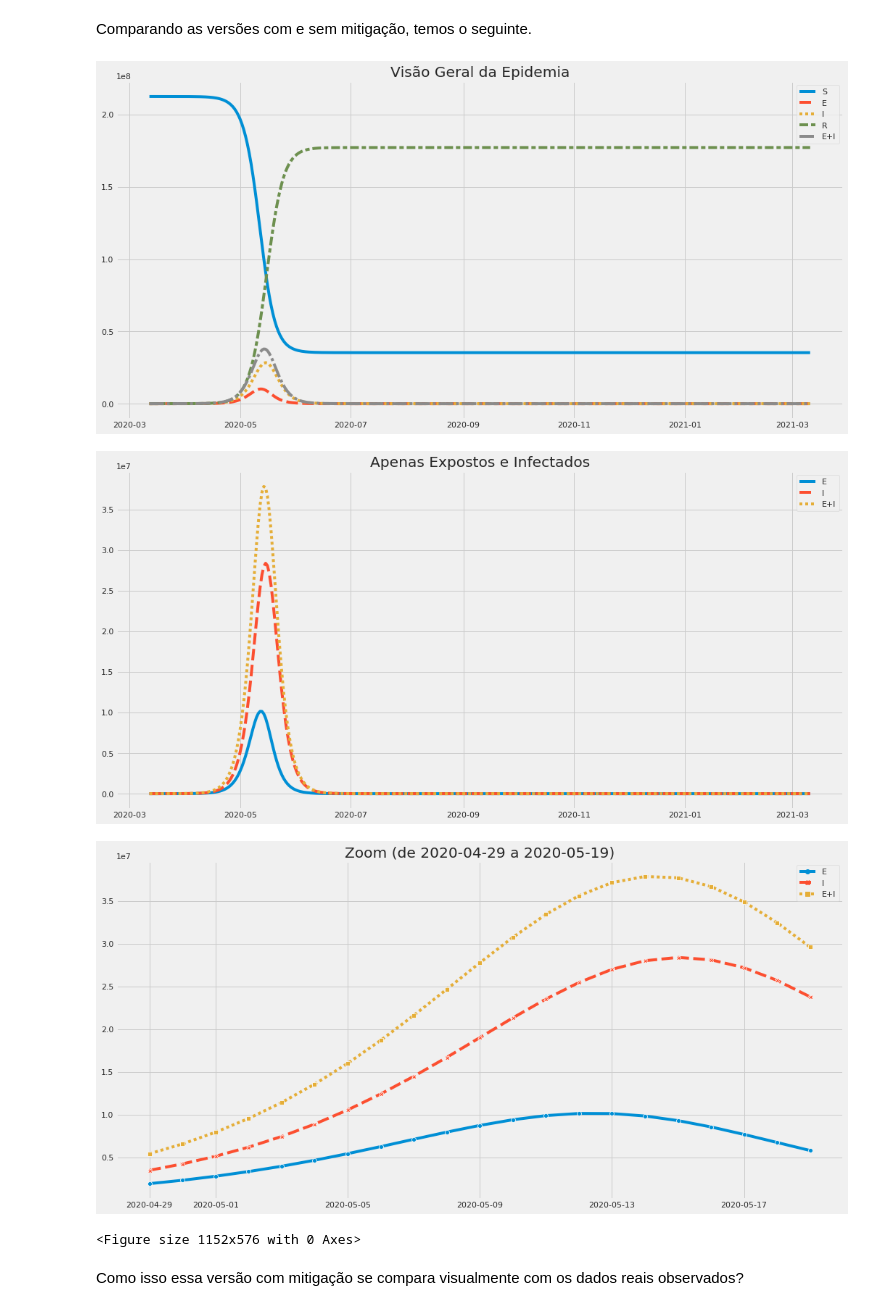
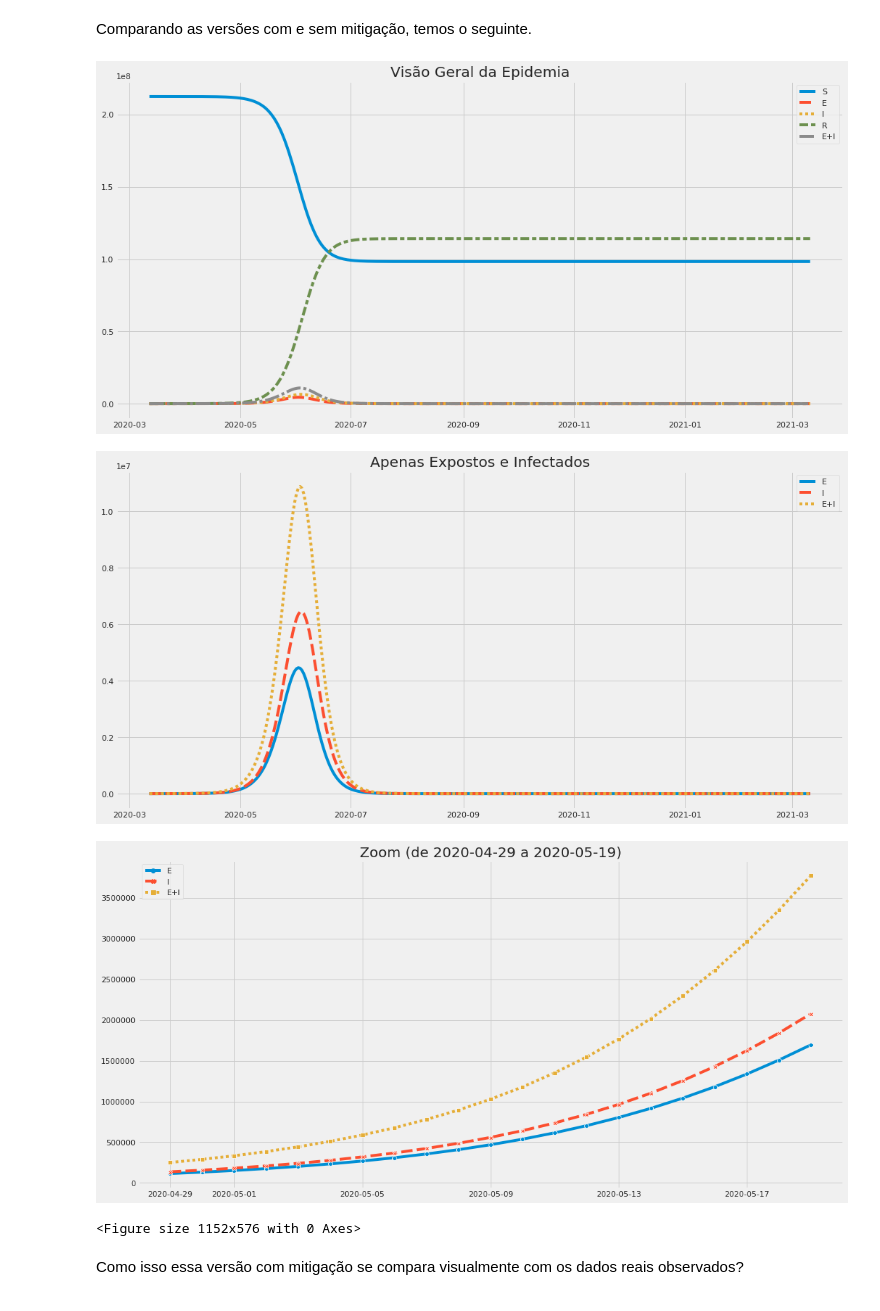
Before and after one commit to funcional-health-analytics/covid19-analytics, a Jupyter notebook: notebooks/epidemic_model_seir.ipynb, the cells around one changed output. Cells and saved outputs as stored; diff of their text form; code cells hidden in the pictures.

Commit message:
Improves estimation procedure, adds more EDA charts.

```diff
--- a/notebooks/epidemic_model_seir.ipynb
+++ b/notebooks/epidemic_model_seir.ipynb
@@ -288,15 +295,17 @@ def i_delta(t, S, E, I, R, alpha, beta, gamma):
 A simulação então pode ser definida do seguinte modo.
 # %%
 def simulate(S, E, I, R, alpha, beta, gamma, epidemic_start_date, epidemic_duration_in_days,
-             s_func, e_func, i_func, r_func, e_delta_func, i_delta_func):
+             s_func, e_func, i_func, r_func, e_delta_func, i_delta_func, r_delta_func):
 
     generated_data = [] # initial data
 
+    # changes start at 0
     E_delta = 0
-    I_delta = 0 # changes start at 0
+    I_delta = 0
+    R_delta = 0
 
     for t in range(0, epidemic_duration_in_days):
-        generated_data.append((S, E, E_delta, I, I_delta, R))
+        generated_data.append((S, E, E_delta, I, I_delta, R, R_delta))
 
         # main model components
         S_next = S + s_func(t, S, E, I, R, alpha, beta, gamma)
@@ -307,6 +316,7 @@ def simulate(S, E, I, R, alpha, beta, gamma, epidemic_start_date, epidemic_durat
         # added information for later analyses
         I_delta = i_delta_func(t, S, E, I, R, alpha, beta, gamma)
         E_delta = e_delta_func(t, S, E, I, R, alpha, beta, gamma)
+        R_delta = r_delta_func(t, S, E, I, R, alpha, beta, gamma)
 
         # lockstep updates
         S = S_next
@@ -317,10 +327,11 @@ def simulate(S, E, I, R, alpha, beta, gamma, epidemic_start_date, epidemic_durat
         assert math.isclose(S + E + I + R, population_size, rel_tol=1e-9, abs_tol=0.0), "Population size must not change."
 
     df = pd.DataFrame(generated_data,
-                      columns=['S', 'E', 'E_delta', 'I', 'I_delta', 'R'],
+                      columns=['S', 'E', 'E_delta', 'I', 'I_delta', 'R', 'R_delta'],
                       index=pd.date_range(start=epidemic_start_date, periods=epidemic_duration_in_days, freq='D'))
 
     df['E+I'] = df['E'] + df['I']
+    df['E+I+R'] = df['E'] + df['I'] + df['R']
 
     return df
 # %% [markdown]
@@ -387,7 +399,8 @@ df_simulation_data = simulate(S=population_size - initially_infected,
                               i_func=i,
                               r_func=r,
                               e_delta_func=e_delta,
-                              i_delta_func=i_delta)
+                              i_delta_func=i_delta,
+                              r_delta_func=r_delta)
 
 plot_simulation_output(df_simulation_data)
 df_simulation_data.head()
@@ -443,7 +456,8 @@ def objective_for_simulation(args):
                               i_func=i,
                               r_func=r,
                               e_delta_func=e_delta,
-                              i_delta_func=i_delta)
+                              i_delta_func=i_delta,
+                              r_delta_func=r_delta)
 
     # run simulation
     df_simulation_data_filtered = df_simulation_data[df_simulation_data.index.isin(df_data_target.index.values)]
@@ -452,7 +466,7 @@ def objective_for_simulation(args):
     # Calculate error
     ###################
     df_diff_cases = df_data_target[data_column_to_fit] - \
-                               (df_simulation_data_filtered['I'] + df_simulation_data_filtered['E'])
+                               (df_simulation_data_filtered['I'] + df_simulation_data_filtered['E'] + df_simulation_data_filtered['R'])
 
     # we can limit the temporal reach of the estimation if desired
     if t_min is not None and t_max is not None:
@@ -558,7 +573,7 @@ space = \
     }
 
 trials = hyperopt.Trials()
-best = hyperopt.fmin(objective_for_simulation, space, algo=hyperopt.tpe.suggest, max_evals=1000, trials=trials)
+best = hyperopt.fmin(objective_for_simulation, space, algo=hyperopt.tpe.suggest, max_evals=1500, trials=trials)
 
 print("Best parameters found:", best)
 # %% [output]
@@ -580,23 +595,24 @@ Comparando as versões com e sem mitigação, temos o seguinte.
 # %%
 df_simulation_mitigation_data = simulate(S=population_size - initially_infected,
                                           E=initially_infected,
                                           I=0,
                                           R=0,
                                           alpha=alpha, beta=beta, gamma=gamma,
                                           epidemic_start_date=epidemic_start_date,
                                           epidemic_duration_in_days=epidemic_duration_in_days,
                                           s_func=s,
                                           e_func=e,
                                           i_func=i,
                                           r_func=r,
                                           e_delta_func=e_delta,
-                                          i_delta_func=i_delta)
+                                          i_delta_func=i_delta,
+                                          r_delta_func=r_delta)
 
 plot_simulation_output(df_simulation_mitigation_data, zoom_on='2020-04-29', zoom_length=20, file_name='dynamic')
 # %% [output]
-[figure, old version]
+[figure, new version]
-[figure, old version]
+[figure, new version]
-[figure, old version]
+[figure, new version]
 <Figure size 1152x576 with 0 Axes>
 # %% [markdown]
 Como isso essa versão com mitigação se compara visualmente com os dados reais observados?
```
Also changed, not shown: parts of 12 cells of this notebook, 2 other files.
